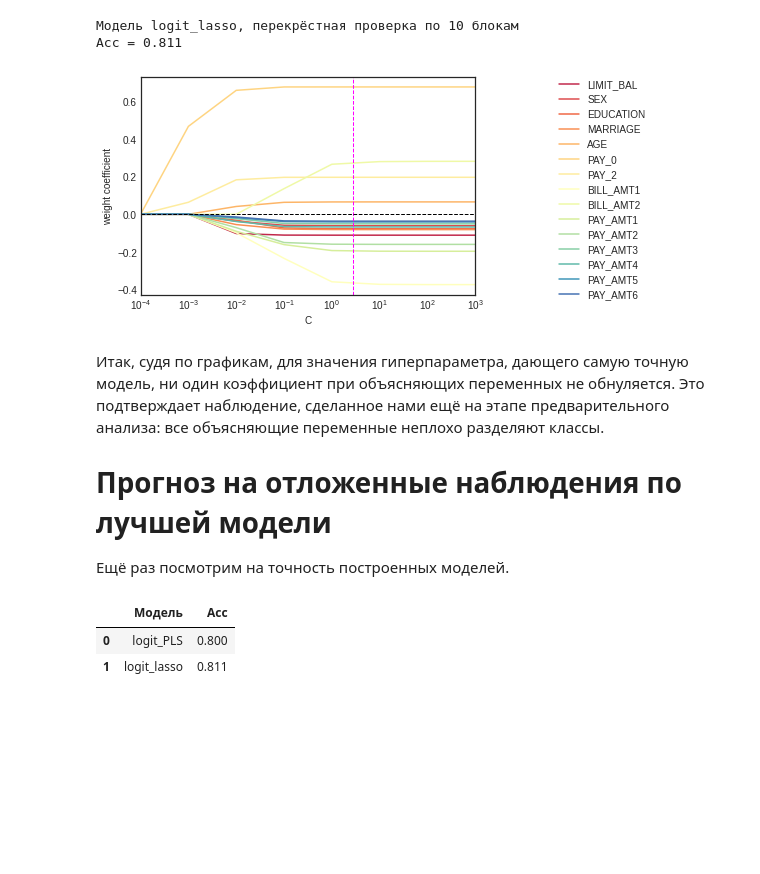
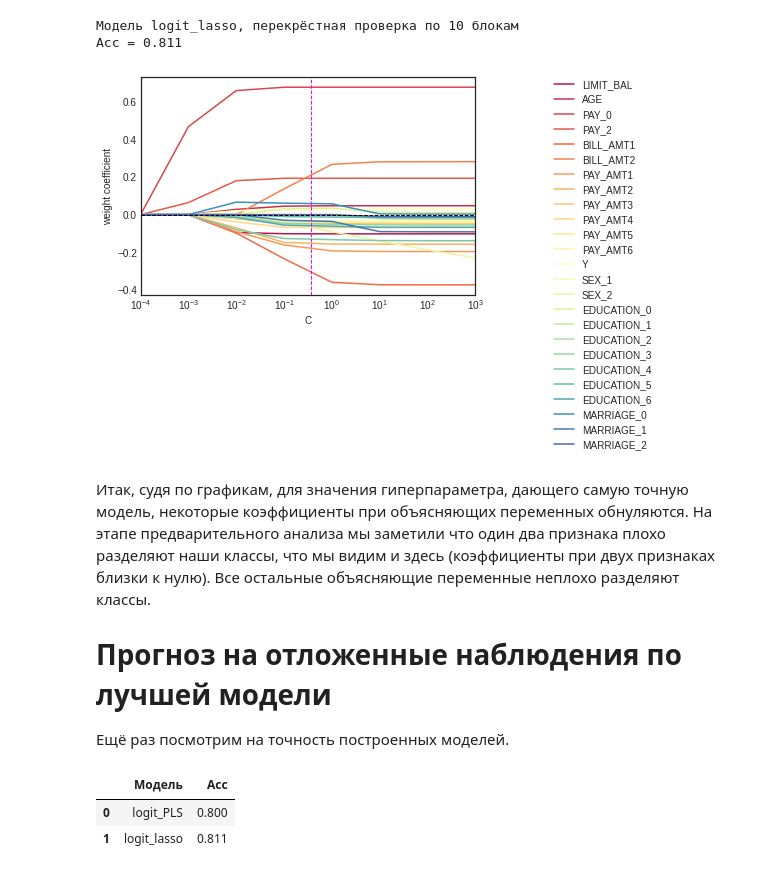
Before and after one commit to KirillSel/ML_Lab_1, a Jupyter notebook: Lab_3/Lab_3.ipynb, the cells around one changed output. Drawn from its saved outputs; the diff is of its cells as text; code cells hidden in the pictures; blank space fills up the shorter version.

```diff
--- a/Lab_3/Lab_3.ipynb
+++ b/Lab_3/Lab_3.ipynb
@@ -462,7 +557,7 @@ df.loc[df['P_значение'] < 0.05].sort_values('Корреляция')
 # %%
 # стандартизация
 sc = StandardScaler()
-X_train_std = sc.fit_transform(DF.iloc[:, :15].values)
+X_train_std = sc.fit_transform(DF_num.drop('Y', axis=1).values)
 
 # проверяем средние и стандартные отклонения после стандартизации
 for i_col in range(X_train_std.shape[1]) :
@@ -492,9 +589,9 @@ for i_col in range(X_train_std.shape[1]) :
 Сначала посмотрим, как работает метод на всех наблюдениях обучающего набора.
 # %%
 # функция для оценки модели, берём все компоненты, по числу столбцов X
-pls = PLSRegression(n_components=15, max_iter=1500)
+pls = PLSRegression(n_components=25)
 # значения зависимой переменной превращаем в фиктивные по классам
-Y_train = pd.get_dummies(DF.Y.astype(str))
+Y_train = pd.get_dummies(DF_num.Y.astype(str))
 # оцениваем
 pls.fit(X_train_std, Y_train)
 
@@ -512,7 +610,7 @@ print('Доли объяснённой дисперсии по компонен
 Из-за того, что при вычислении компонент метдом PLS мы учитываем корреляцию с $Y$, компоненты, во-первых, не ортогональны, а во-вторых сумма объяснённых долей дисперсии уже не равняется 1.
 # %%
 # сокращаем пространство компонент до 2
-pls = PLSRegression(n_components=11)
+pls = PLSRegression(n_components=3)
 # перестраиваем модель
 pls.fit(X_train_std, Y_train)
 # пересчитываем X
@@ -572,15 +668,15 @@ kf_10 = KFold(n_splits=10, random_state=my_seed+1, shuffle=True)
 #  функция cross_val_score не сработает, т.к. у нас мультиклассовая
 #  классификация, поэтому делаем вручную
 # значения Y как метки классов
-Y_train = DF.Y.values
+Y_train = DF_num.Y.values
 # значения Y как фиктивные переменные
 Y_train_dummy = pd.get_dummies(Y_train.astype(str))
 # модель внутри блока
-pls_cv = PLSRegression(n_components=11)
+pls_cv = PLSRegression(n_components=3)
 # для записи Acc по блокам
 acc_blocks = list()
 # цикл по блокам
-for train_index, test_index in kf_10.split(X_train_std, DF.Y.values) :
+for train_index, test_index in kf_10.split(X_train_std, DF_num.Y.values) :
     # данные для модели внутри блока
     X_i_train = X_train_std[train_index]
     Y_i_train = Y_train_dummy.iloc[train_index, :]
@@ -651,11 +748,12 @@ Acc = 0.811
 # %%
 # график динамики коэффициентов в лассо-регрессии
 #  модель для класса 0
-plot_coeffs_traces(X_train_std, Y_train, 0, 'l1', lasso_cv.C_, DF.columns)
+plot_coeffs_traces(X_train_std, Y_train, 0, 'l1', lasso_cv.C_, DF_num.columns)
 # %% [output]
-[figure, old version]
+[figure, new version]
 # %% [markdown]
-Итак, судя по графикам, для значения гиперпараметра, дающего самую точную модель, ни один коэффициент при объясняющих переменных не обнуляется. Это подтверждает наблюдение, сделанное нами ещё на этапе предварительного анализа: все объясняющие переменные неплохо разделяют классы.
+Итак, судя по графикам, для значения гиперпараметра, дающего самую точную модель, некоторые коэффициенты при объясняющих переменных обнуляются.
+На этапе предварительного анализа мы заметили что один два признака плохо разделяют наши классы, что мы видим и здесь (коэффициенты при двух признаках близки к нулю). Все остальные объясняющие переменные неплохо разделяют классы.
 
 
 # Прогноз на отложенные наблюдения по лучшей модели
```
Also changed, not shown: parts of 41 cells of this notebook, 1 other file.
